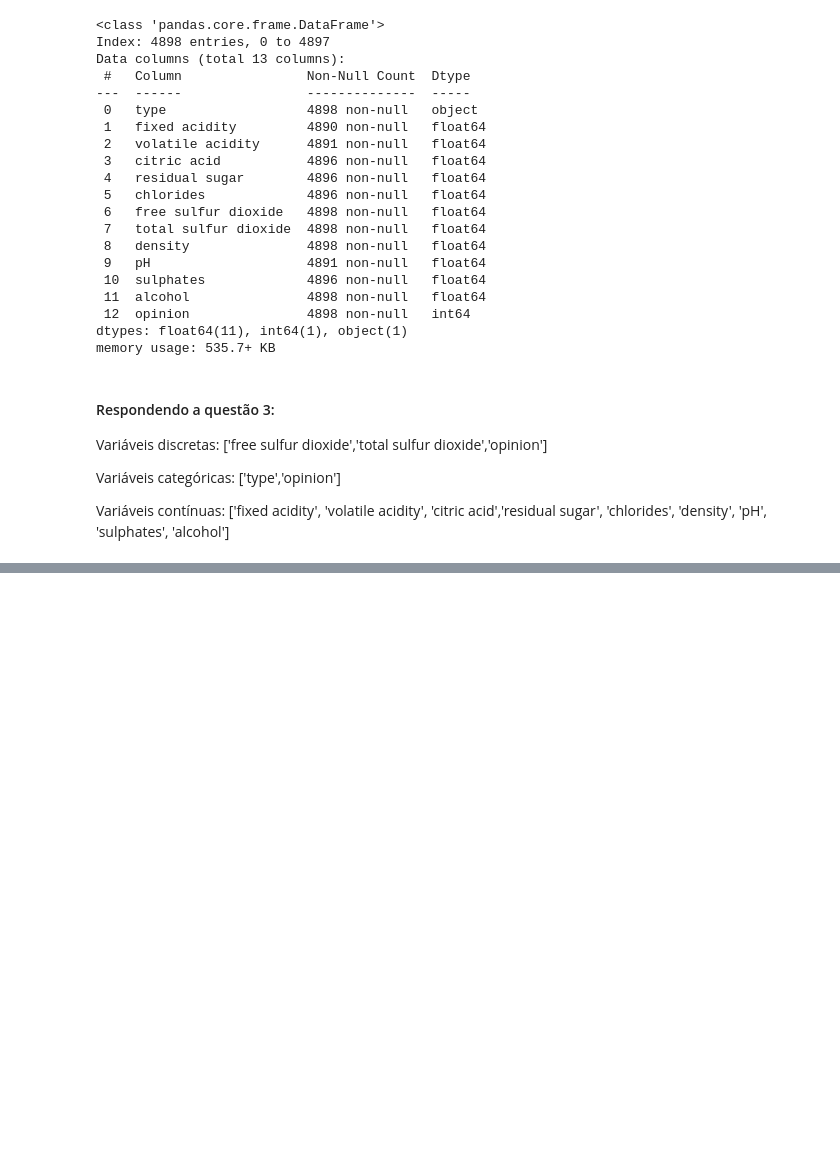
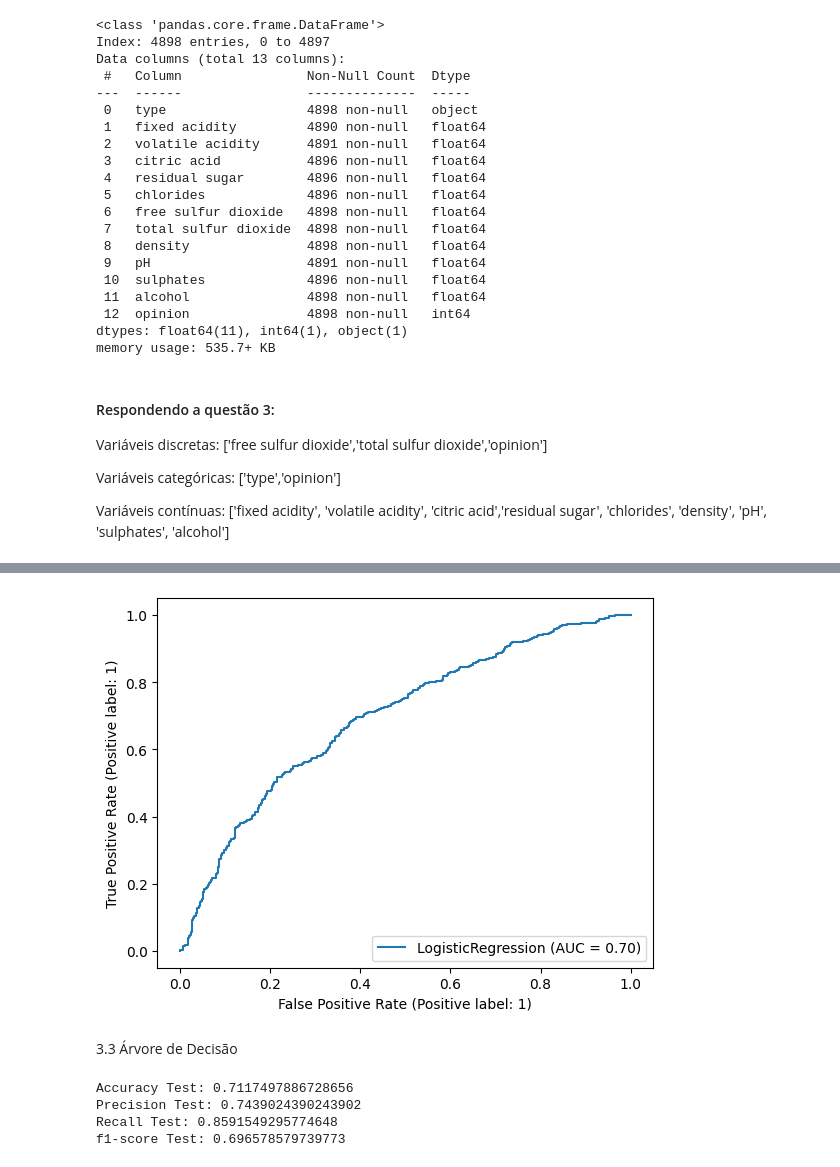
Before and after one commit to MachadoGabrielB/Bootcamp-Data-science, a Jupyter notebook: Personal/7 - Aprendizado supervisionado/Projeto Disciplina/PD Aprendizado Supervisionado.ipynb, the cells around one changed output, grey strips where cells are left out. Drawn from its saved outputs; the diff is of its cells as text; code cells hidden in the pictures; blank space fills up the shorter version.

```diff
--- a/Personal/7 - Aprendizado supervisionado/Projeto Disciplina/PD Aprendizado Supervisionado.ipynb
+++ b/Personal/7 - Aprendizado supervisionado/Projeto Disciplina/PD Aprendizado Supervisionado.ipynb
@@ -126,0 +196,12 @@ df_white.describe()
+# %%
+X = df_white[['fixed acidity', 'volatile acidity', 'citric acid',
+       'residual sugar', 'chlorides', 'free sulfur dioxide',
+       'total sulfur dioxide']]
+y = df_white['opinion']
+# %%
+X_train, X_test, y_train, y_test = train_test_split(X, y,test_size= 0.30, random_state= 42, stratify= y) # 30% do dados para teste
+# %%
+scaler = StandardScaler()
+scaler.fit(X_train)
+X_train = scaler.transform(X_train)
+X_test = scaler.transform(X_test)
@@ -126,0 +234,2 @@ df_white.describe()
+# %%
+lr = LogisticRegression(C=0.01, solver='liblinear').fit(X_train,y_train)
@@ -126,0 +272,7 @@ df_white.describe()
+# %%
+RocCurveDisplay.from_estimator(lr, X_test, y_test)
+plt.show()
+# %% [output]
+[figure, added]
+# %% [markdown]
+3.3 Árvore de Decisão
@@ -126,0 +285,10 @@ df_white.describe()
+# %%
+print("Accuracy Test:",metrics.accuracy_score(y_test, yhat))
+print("Precision Test:",metrics.precision_score(y_test,yhat))
+print("Recall Test:",metrics.recall_score(y_test,yhat))
+print("f1-score Test:",metrics.f1_score(y_test,yhat, average='weighted'))
+# %% [output]
+Accuracy Test: 0.7117497886728656
+Precision Test: 0.7439024390243902
+Recall Test: 0.8591549295774648
+f1-score Test: 0.696578579739773
```
Also changed, not shown: parts of 39 cells of this notebook, 1 other file.
